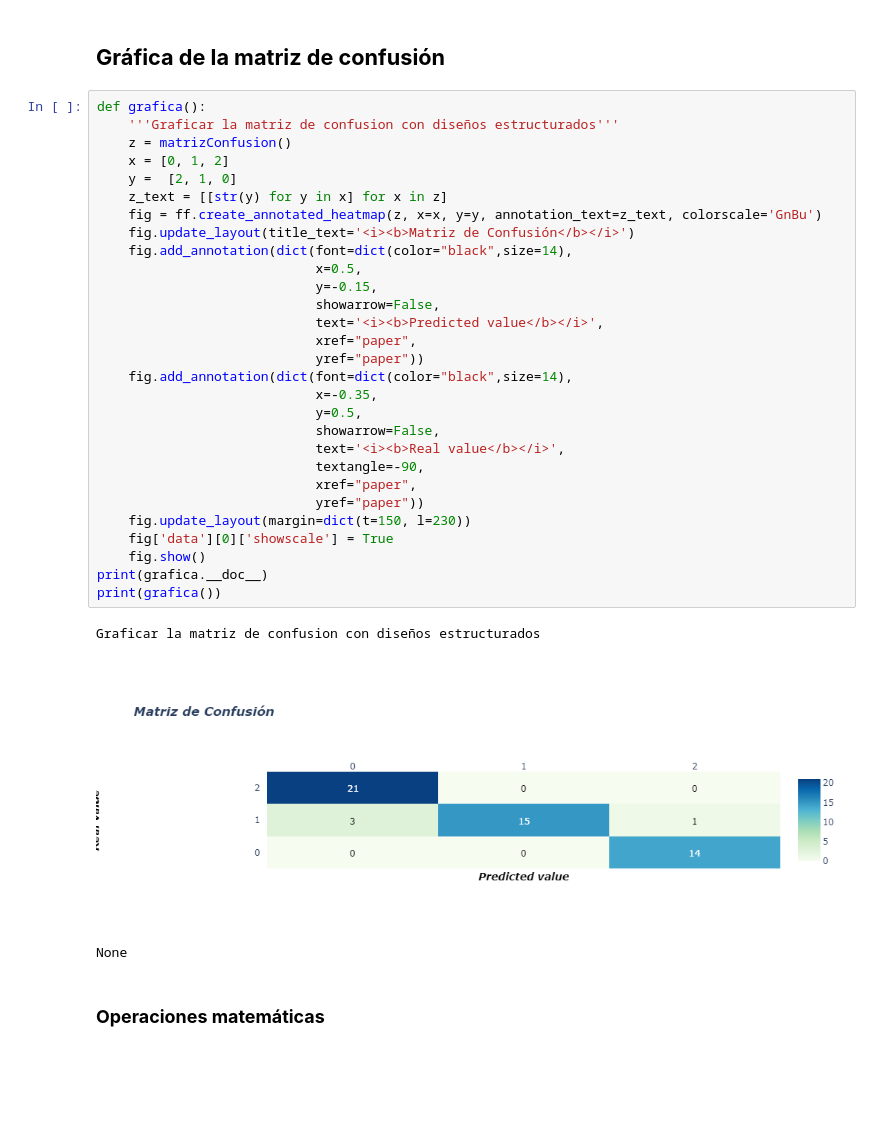
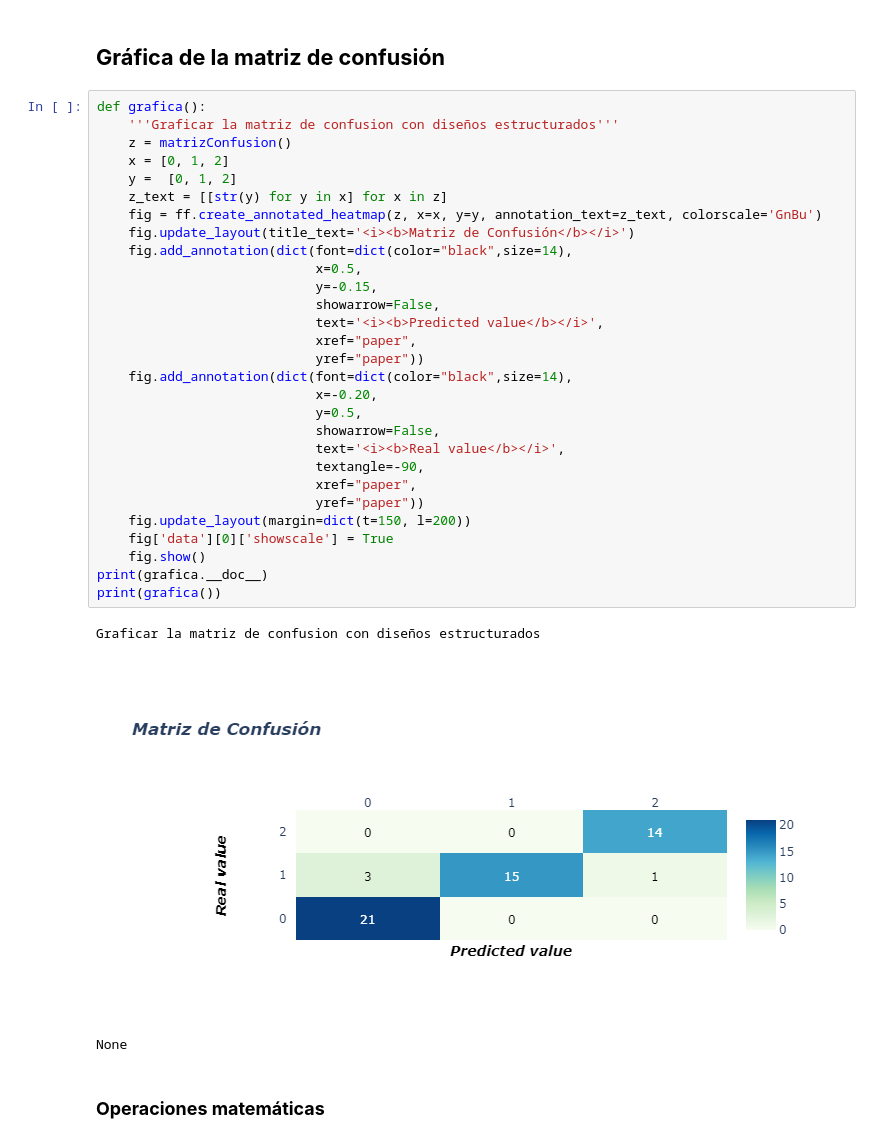
Before and after one commit to lmpisco/Algoritmos_-SVM-, a Jupyter notebook: Lab-PiscoLesly-checkpoint.ipynb, the cells around one changed output. Saved outputs shown, nothing was run; the diff lists cells and outputs as text; blank space fills up the shorter version.

```diff
--- a/Lab-PiscoLesly-checkpoint.ipynb
+++ b/Lab-PiscoLesly-checkpoint.ipynb
@@ -223,35 +223,35 @@ weighted avg       0.93      0.93      0.92        54
 # %%
 def grafica():
     '''Graficar la matriz de confusion con diseños estructurados'''
     z = matrizConfusion()
     x = [0, 1, 2]
-    y =  [2, 1, 0]
+    y =  [0, 1, 2]
     z_text = [[str(y) for y in x] for x in z]
     fig = ff.create_annotated_heatmap(z, x=x, y=y, annotation_text=z_text, colorscale='GnBu')
     fig.update_layout(title_text='<i><b>Matriz de Confusión</b></i>')
     fig.add_annotation(dict(font=dict(color="black",size=14),
                             x=0.5,
                             y=-0.15,
                             showarrow=False,
                             text='<i><b>Predicted value</b></i>',
                             xref="paper",
                             yref="paper"))
     fig.add_annotation(dict(font=dict(color="black",size=14),
-                            x=-0.35,
+                            x=-0.20,
                             y=0.5,
                             showarrow=False,
                             text='<i><b>Real value</b></i>',
                             textangle=-90,
                             xref="paper",
                             yref="paper"))
-    fig.update_layout(margin=dict(t=150, l=230))
+    fig.update_layout(margin=dict(t=150, l=200))
     fig['data'][0]['showscale'] = True
     fig.show()
 print(grafica.__doc__)
 print(grafica())
 # %% [output]
 Graficar la matriz de confusion con diseños estructurados
-[figure, old version]
+[figure, new version]
 None
 # %% [markdown]
 ###  ****Operaciones matemáticas****
```
Also changed, not shown: parts of 4 cells of this notebook.
